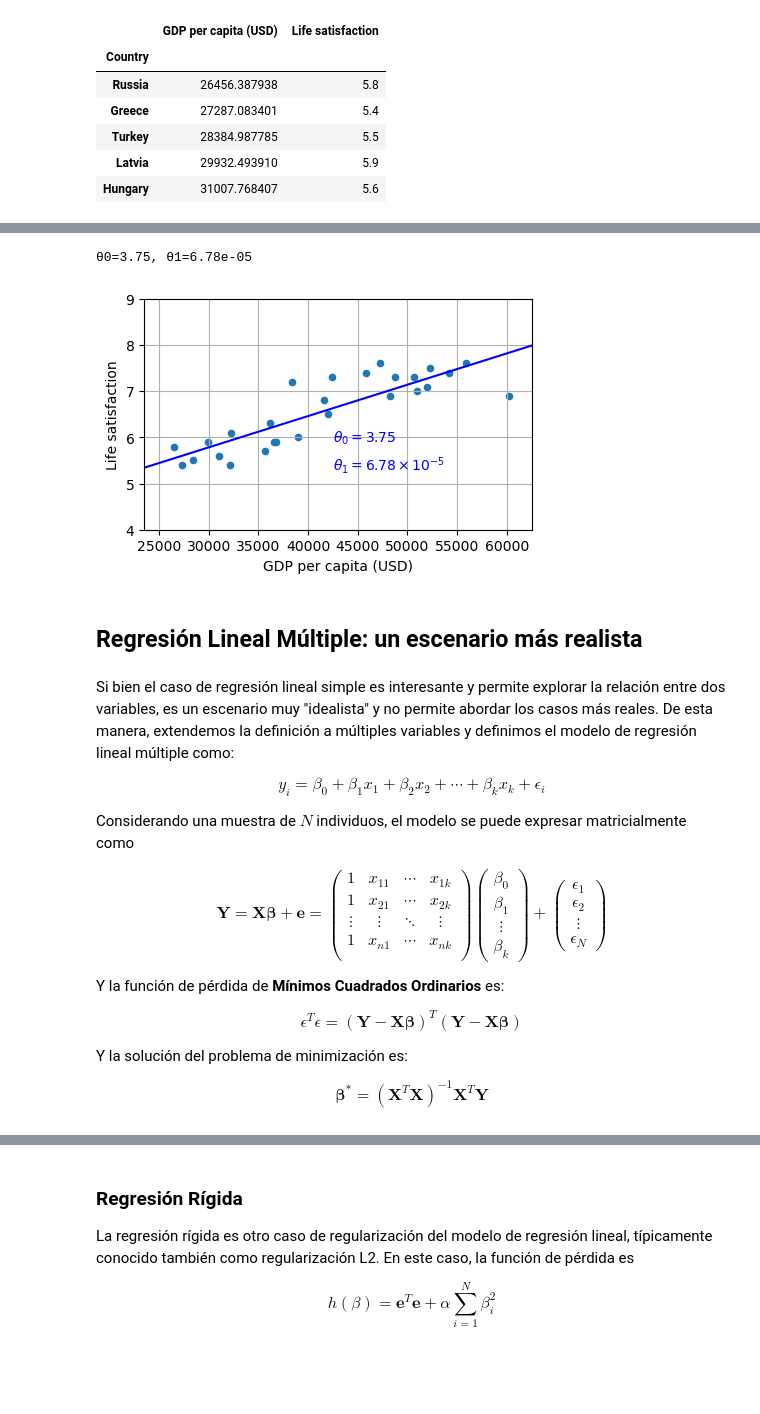
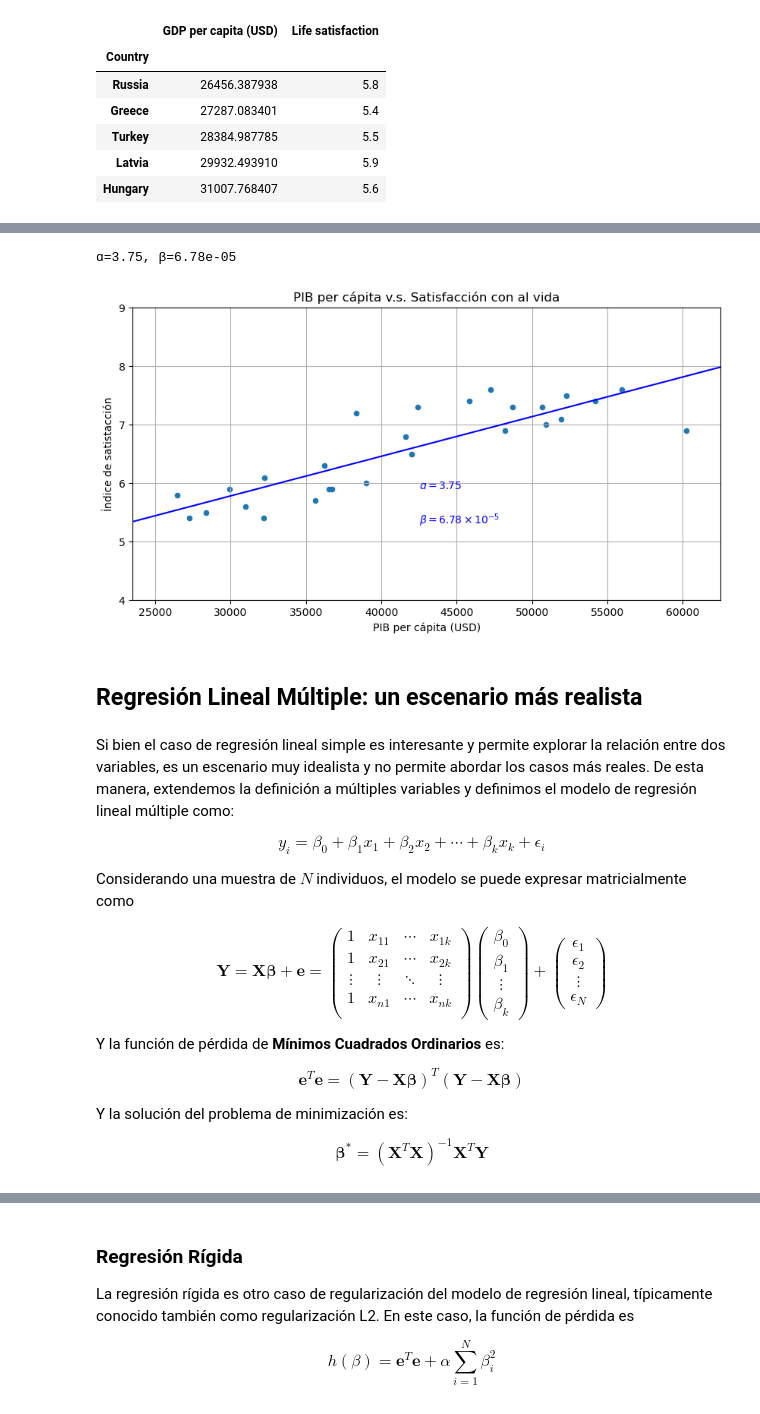
Before and after one commit to contreras-juan/UPTC_Diplomado_Ciencia_de_Datos, a Jupyter notebook: metodos_supervisados/Regresión_Lineal.ipynb, the cells around one changed output, grey strips where cells are left out. Drawn from its saved outputs; the diff is of its cells as text; code cells hidden in the pictures; blank space fills up the shorter version.

Commit message:
Finalizar notas sobre regresión lineal I

```diff
--- a/metodos_supervisados/Regresión_Lineal.ipynb
+++ b/metodos_supervisados/Regresión_Lineal.ipynb
@@ -257,29 +250,32 @@ lin1 = linear_model.LinearRegression()
 lin1.fit(X_sample, y_sample)
 
 t0, t1 = lin1.intercept_[0], lin1.coef_[0][0]
-print(f"θ0={t0:.2f}, θ1={t1:.2e}")
+print(f"ɑ={t0:.2f}, β={t1:.2e}")
 # %% [output]
-θ0=3.75, θ1=6.78e-05
+ɑ=3.75, β=6.78e-05
 # %%
-country_stats.plot(kind='scatter', figsize=(5, 3), grid=True,
+country_stats.plot(kind='scatter', figsize=(10, 5), grid=True,
                    x=gdppc_col, y=lifesat_col)
 
 X = np.linspace(min_gdp, max_gdp, 1000)
 plt.plot(X, t0 + t1 * X, "b")
 
 plt.text(max_gdp - 20_000, min_life_sat + 1.9,
-         fr"$\theta_0 = {t0:.2f}$", color="b")
+         fr"$ɑ = {t0:.2f}$", color="b")
 plt.text(max_gdp - 20_000, min_life_sat + 1.3,
-         fr"$\theta_1 = {t1 * 1e5:.2f} \times 10^{{-5}}$", color="b")
+         fr"$β = {t1 * 1e5:.2f} \times 10^{{-5}}$", color="b")
 
 plt.axis([min_gdp, max_gdp, min_life_sat, max_life_sat])
+plt.xlabel('PIB per cápita (USD)');
+plt.ylabel('Índice de satistacción');
+plt.title('PIB per cápita v.s. Satisfacción con al vida');
 plt.show()
 # %% [output]
-[figure, old version]
+[figure, new version]
 # %% [markdown]
 <h2> Regresión Lineal Múltiple: un escenario más realista
 # %% [markdown]
-Si bien el caso de regresión lineal simple es interesante y permite explorar la relación entre dos variables, es un escenario muy "idealista" y no permite abordar los casos más reales. De esta manera, extendemos la definición a múltiples variables y definimos el modelo de regresión lineal múltiple como:
+Si bien el caso de regresión lineal simple es interesante y permite explorar la relación entre dos variables, es un escenario muy idealista y no permite abordar los casos más reales. De esta manera, extendemos la definición a múltiples variables y definimos el modelo de regresión lineal múltiple como:
 
 $$y_{i} = \beta_{0} + \beta_{1} x_{1} + \beta_{2} x_{2} + \cdots + \beta_{k} x_{k} + \epsilon_{i}$$
 
@@ -304,7 +300,7 @@ $$ \mathbf{Y} = \mathbf{X}\mathbf{\beta} + \mathbf{e} =  \begin{pmatrix}
 
 Y la función de pérdida de **Mínimos Cuadrados Ordinarios** es:
 
-$$ \epsilon^{T} \epsilon = (\mathbf{Y} - \mathbf{X}\mathbf{\beta})^{T} (\mathbf{Y} - \mathbf{X}\mathbf{\beta})$$
+$$ \mathbf{e} ^{T} \mathbf{e}= (\mathbf{Y} - \mathbf{X}\mathbf{\beta})^{T} (\mathbf{Y} - \mathbf{X}\mathbf{\beta})$$
 
 Y la solución del problema de minimización es:
 
```
Also changed, not shown: parts of 28 cells of this notebook.
